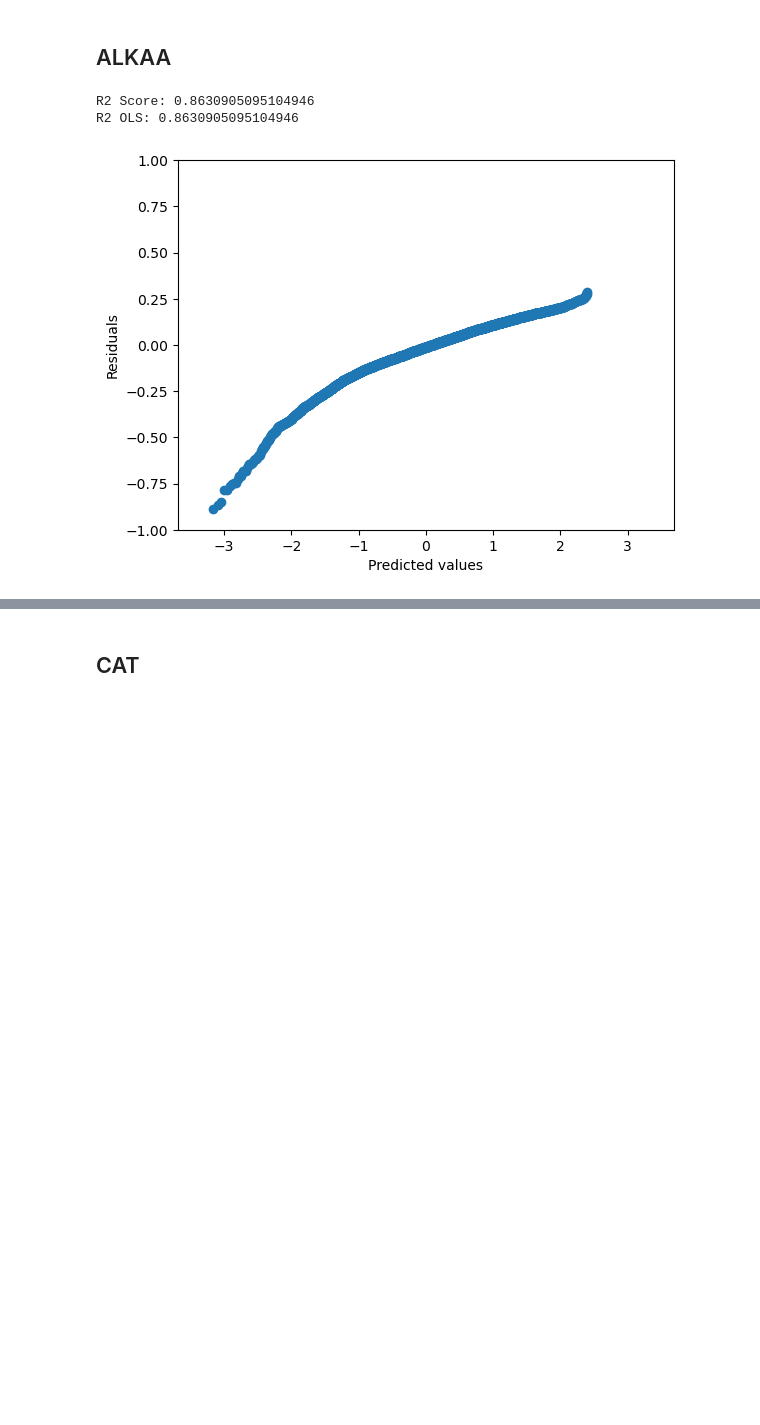
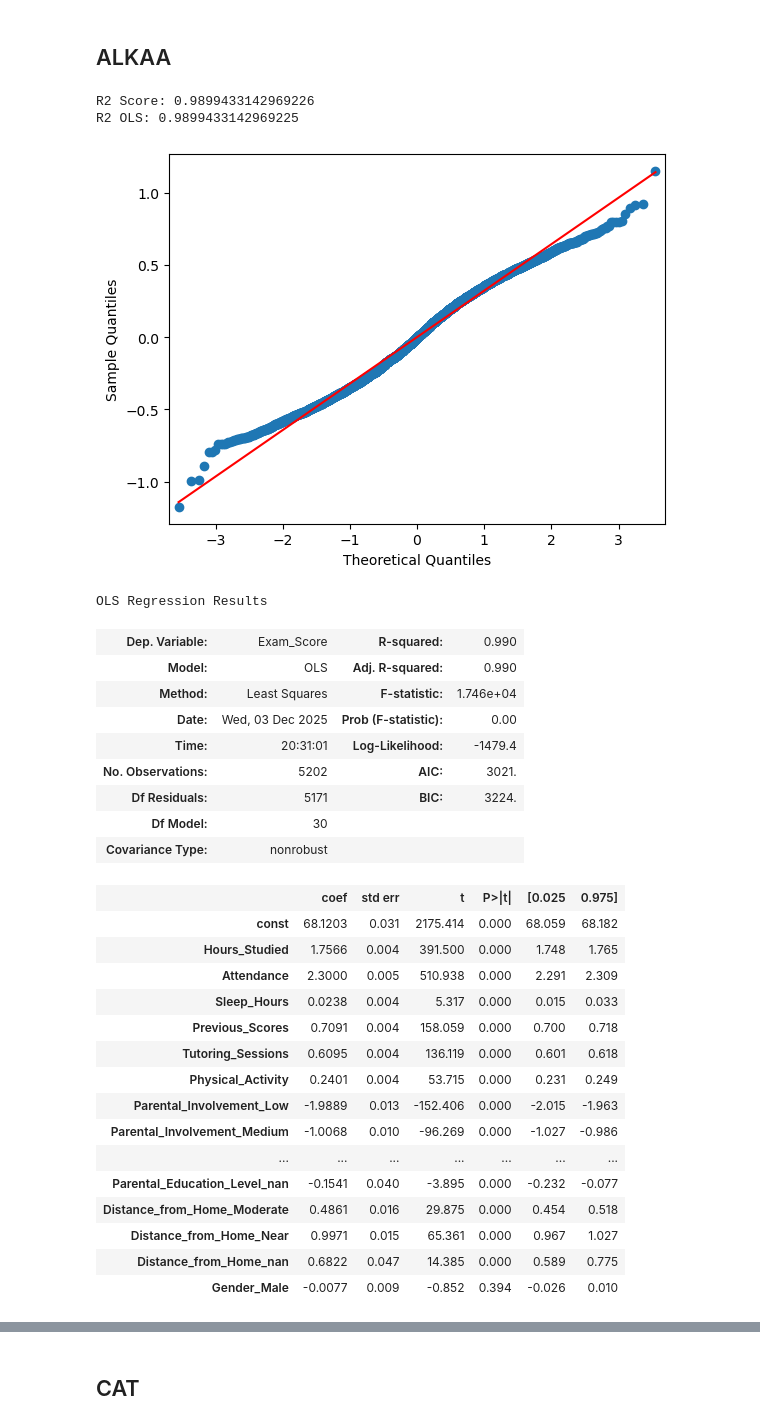
Before and after one commit to joona111/TIES4600, a Jupyter notebook: students.ipynb, the cells around one changed output, grey strips where cells are left out. Saved outputs shown, nothing was run; the diff lists cells and outputs as text; code cells hidden in the pictures; blank space fills up the shorter version.

Commit message:
kuvia+poikkeavat exam scoret pois

```diff
--- a/students.ipynb
+++ b/students.ipynb
@@ -56,12 +78,18 @@ sns.histplot(np.log(y),ax=axs[1])
 # %%
 import shap
 X,y=load_data()
-#y = np.log(y)
+
 
 
 categorical_columns = X.select_dtypes(include="object").columns.tolist()
 numeric = X.select_dtypes(exclude="object").columns.tolist()
-encoder = OneHotEncoder(sparse_output=False,drop="first")
+encoder = OneHotEncoder(sparse_output=False,drop='first')
+imputer = SimpleImputer(strategy='most_frequent')
+columns = X.columns.tolist()
+#X = imputer.fit_transform(X)
+X = pd.DataFrame(X,columns=columns)
+
+
 encoded = encoder.fit_transform(X[categorical_columns])
 X.drop(columns=categorical_columns,inplace=True)
 encoded_names = encoder.get_feature_names_out()
@@ -75,41 +103,74 @@ X[numeric] = scaler.fit_transform(X[numeric])
 X.columns = X.columns.astype(str)
 X,X_test,y,y_test = train_test_split(X,y,test_size=0.2,random_state=42)
 
+
 lm = LinearRegression()
+
 lm.fit(X,y)
 preds = lm.predict(X_test)
+
 r2 = r2_score(y_test,preds)
 print(f'R2 Score: {r2}')
 coefs = pd.DataFrame({"feature": X.columns, "coef": lm.coef_})
 
 #explainer = shap.LinearExplainer(lm, X)
 #shap_values = explainer(X)
 #shap.summary_plot(shap_values)
 
 coefs.sort_values(by="coef",ascending=False,inplace=True)
 coefs
 X_train = sm.add_constant(X)
 X_test = sm.add_constant(X_test)
 ols =OLS(y,X_train)
 ols_model = ols.fit()
 preds_ols = ols_model.predict(X_test)
 r2_ols =r2_score(y_test,preds_ols)
 print(f'R2 OLS: {r2_ols}')
 ols_model.summary()
 
 res = ols_model.resid # residuals
 #Q-Q kuvaaja
-sm.qqplot(res)
+sm.qqplot(res,line='s')
+
 pd.DataFrame(coefs)
 resid_ols = y_test - preds_ols
 
 #sns.scatterplot(x=preds_ols,y=resid_ols)
-#plt.xlim((-1,1))
-plt.ylim((-1,1))
-plt.xlabel("Predicted values")
-plt.ylabel("Residuals")
+
+#plt.ylim((-2,2))
+#
+#plt.xlabel("Ennustettu arvo")
+#plt.ylabel("Jäännös")
+#plt.axhline(y=0, color='r', linestyle='-')
 plt.show()
+ols_model.summary()
 # %% [output]
-R2 Score: 0.8630905095104946
-R2 OLS: 0.8630905095104946
+R2 Score: 0.9899433142969226
+R2 OLS: 0.9899433142969225
-[figure, old version]
+[figure, new version]
+OLS Regression Results
+| Dep. Variable: | Exam_Score | R-squared: | 0.990 |
+| Model: | OLS | Adj. R-squared: | 0.990 |
+| Method: | Least Squares | F-statistic: | 1.746e+04 |
+| Date: | Wed, 03 Dec 2025 | Prob (F-statistic): | 0.00 |
+| Time: | 20:31:01 | Log-Likelihood: | -1479.4 |
+| No. Observations: | 5202 | AIC: | 3021. |
+| Df Residuals: | 5171 | BIC: | 3224. |
+| Df Model: | 30 |  |  |
+| Covariance Type: | nonrobust |  |  |
+|  | coef | std err | t | P>|t| | [0.025 | 0.975] |
+| const | 68.1203 | 0.031 | 2175.414 | 0.000 | 68.059 | 68.182 |
+| Hours_Studied | 1.7566 | 0.004 | 391.500 | 0.000 | 1.748 | 1.765 |
+| Attendance | 2.3000 | 0.005 | 510.938 | 0.000 | 2.291 | 2.309 |
+| Sleep_Hours | 0.0238 | 0.004 | 5.317 | 0.000 | 0.015 | 0.033 |
+| Previous_Scores | 0.7091 | 0.004 | 158.059 | 0.000 | 0.700 | 0.718 |
+| Tutoring_Sessions | 0.6095 | 0.004 | 136.119 | 0.000 | 0.601 | 0.618 |
+| Physical_Activity | 0.2401 | 0.004 | 53.715 | 0.000 | 0.231 | 0.249 |
+| Parental_Involvement_Low | -1.9889 | 0.013 | -152.406 | 0.000 | -2.015 | -1.963 |
+| Parental_Involvement_Medium | -1.0068 | 0.010 | -96.269 | 0.000 | -1.027 | -0.986 |
+| ... | ... | ... | ... | ... | ... | ... |
+| Parental_Education_Level_nan | -0.1541 | 0.040 | -3.895 | 0.000 | -0.232 | -0.077 |
+| Distance_from_Home_Moderate | 0.4861 | 0.016 | 29.875 | 0.000 | 0.454 | 0.518 |
+| Distance_from_Home_Near | 0.9971 | 0.015 | 65.361 | 0.000 | 0.967 | 1.027 |
+| Distance_from_Home_nan | 0.6822 | 0.047 | 14.385 | 0.000 | 0.589 | 0.775 |
+| Gender_Male | -0.0077 | 0.009 | -0.852 | 0.394 | -0.026 | 0.010 |
```
Also changed, not shown: parts of 15 cells of this notebook.
